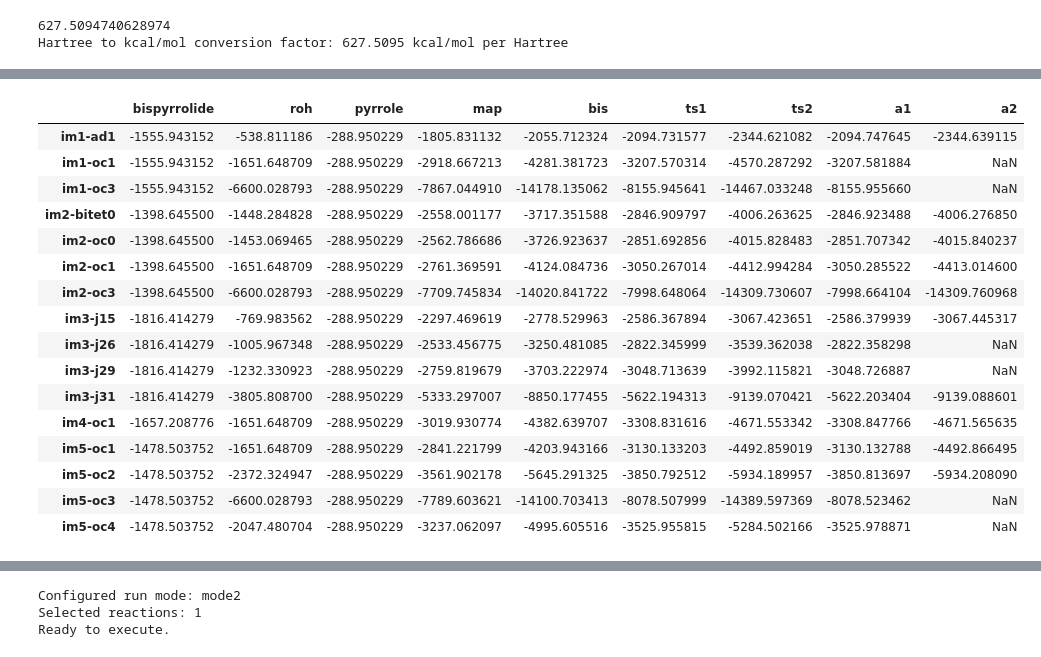
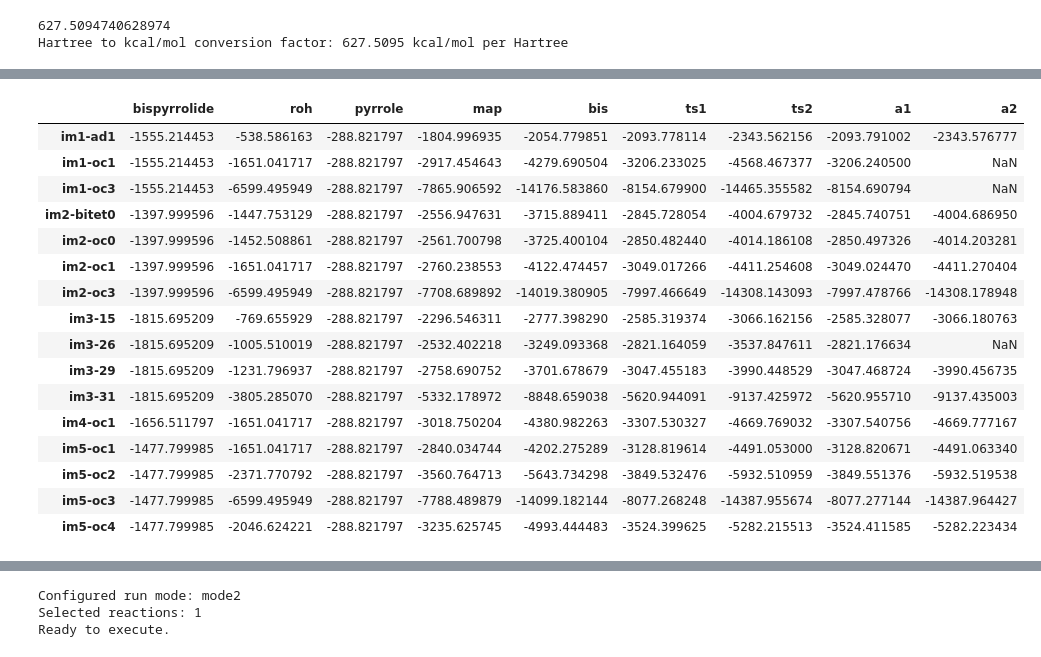
Before and after one commit to attiliocn/kinetics, a Jupyter notebook: main.ipynb, the cells around one changed output, grey strips where cells are left out. Saved outputs shown, nothing was run; the diff lists cells and outputs as text; code cells hidden in the pictures.

```diff
--- a/main.ipynb
+++ b/main.ipynb
@@ -43,10 +40,32 @@ Hartree to kcal/mol conversion factor: 627.5095 kcal/mol per Hartree
 RUN_MODE = "mode2"  # "mode1" or "mode2"
 
 # I/O
+
+# Exchange Dataset (Several Reactions - GFN1-xTB Geometries)
 DATASET_PATH = "imports/calculated-exchange.xlsx"
-DATASET_SHEET = "dft_data_tmp"
+DATASET_SHEET = "raw energies"
 EXPORT_DIR = Path("exports")
 PLOTS_DIR = EXPORT_DIR / "batch-plots"
+FORCE_DFT_CONDITIONS = True
+
+# # DFT validation set
+# DATASET_PATH = "imports/calc-dft.xlsx"
+# DATASET_SHEET = "1M STATE FINAL"
+# EXPORT_DIR = Path("exports")
+# PLOTS_DIR = EXPORT_DIR / "batch-plots"
+
+# Before starting a new run, clear the output directory to avoid confusion with old results
+import shutil
+if EXPORT_DIR.exists():
+    confirm = input(f"Delete and recreate '{EXPORT_DIR}'? [y/N] ")
+    if confirm.strip().lower() == "y":
+        shutil.rmtree(EXPORT_DIR)
+        EXPORT_DIR.mkdir()
+        print(f"Recreated '{EXPORT_DIR}'.")
+    else:
+        print("Skipped clearing output directory.")
+else:
+    EXPORT_DIR.mkdir()
 
 # Filtering
 REACTION_FILTERS = {
@@ -65,6 +84,7 @@ INITIAL_CONCENTRATIONS = dict(config.INITIAL_CONCENTRATIONS)
 N_SAMPLES = config.PERTURBATION_N_SAMPLES_DEFAULT
 SIGMA = config.PERTURBATION_SIGMA_DEFAULT
 RANDOM_SEED = config.PERTURBATION_SEED_DEFAULT
+REACTION_TIMEOUT_SECONDS = 1200  # skip reactions that take longer than this (seconds) for ALL SAMPLES simulations
 
 # Optional plotting
 SAVE_PLOTS = True
@@ -85,6 +105,7 @@ options = {
     "N_SAMPLES": N_SAMPLES,
     "SIGMA": SIGMA,
     "RANDOM_SEED": RANDOM_SEED,
+    "REACTION_TIMEOUT_SECONDS": REACTION_TIMEOUT_SECONDS,
     "SAVE_PLOTS": SAVE_PLOTS,
     "FIXED_PLOT_LIMITS": FIXED_PLOT_LIMITS,
 }
@@ -137,24 +342,28 @@ calculate_mechanism = calculate_mechanism_roh
 calculate_barriers = calculate_barriers_roh
 # %%
 dataset = load_dataset(DATASET_PATH, sheet_name=DATASET_SHEET)
+
+if FORCE_DFT_CONDITIONS:
+    dataset = dataset.loc[dft_labels]
+
 # Replace exact zeros by np.nan
 dataset.replace(0, np.nan, inplace=True)
 display(dataset)
 # %% [output]
 |  | bispyrrolide | roh | pyrrole | map | bis | ts1 | ts2 | a1 | a2 |
-| im1-ad1 | -1555.943152 | -538.811186 | -288.950229 | -1805.831132 | -2055.712324 | -2094.731577 | -2344.621082 | -2094.747645 | -2344.639115 |
-| im1-oc1 | -1555.943152 | -1651.648709 | -288.950229 | -2918.667213 | -4281.381723 | -3207.570314 | -4570.287292 | -3207.581884 | NaN |
-| im1-oc3 | -1555.943152 | -6600.028793 | -288.950229 | -7867.044910 | -14178.135062 | -8155.945641 | -14467.033248 | -8155.955660 | NaN |
-| im2-bitet0 | -1398.645500 | -1448.284828 | -288.950229 | -2558.001177 | -3717.351588 | -2846.909797 | -4006.263625 | -2846.923488 | -4006.276850 |
-| im2-oc0 | -1398.645500 | -1453.069465 | -288.950229 | -2562.786686 | -3726.923637 | -2851.692856 | -4015.828483 | -2851.707342 | -4015.840237 |
-| im2-oc1 | -1398.645500 | -1651.648709 | -288.950229 | -2761.369591 | -4124.084736 | -3050.267014 | -4412.994284 | -3050.285522 | -4413.014600 |
-| im2-oc3 | -1398.645500 | -6600.028793 | -288.950229 | -7709.745834 | -14020.841722 | -7998.648064 | -14309.730607 | -7998.664104 | -14309.760968 |
-| im3-j15 | -1816.414279 | -769.983562 | -288.950229 | -2297.469619 | -2778.529963 | -2586.367894 | -3067.423651 | -2586.379939 | -3067.445317 |
-| im3-j26 | -1816.414279 | -1005.967348 | -288.950229 | -2533.456775 | -3250.481085 | -2822.345999 | -3539.362038 | -2822.358298 | NaN |
-| im3-j29 | -1816.414279 | -1232.330923 | -288.950229 | -2759.819679 | -3703.222974 | -3048.713639 | -3992.115821 | -3048.726887 | NaN |
-| im3-j31 | -1816.414279 | -3805.808700 | -288.950229 | -5333.297007 | -8850.177455 | -5622.194313 | -9139.070421 | -5622.203404 | -9139.088601 |
-| im4-oc1 | -1657.208776 | -1651.648709 | -288.950229 | -3019.930774 | -4382.639707 | -3308.831616 | -4671.553342 | -3308.847766 | -4671.565635 |
-| im5-oc1 | -1478.503752 | -1651.648709 | -288.950229 | -2841.221799 | -4203.943166 | -3130.133203 | -4492.859019 | -3130.132788 | -4492.866495 |
-| im5-oc2 | -1478.503752 | -2372.324947 | -288.950229 | -3561.902178 | -5645.291325 | -3850.792512 | -5934.189957 | -3850.813697 | -5934.208090 |
-| im5-oc3 | -1478.503752 | -6600.028793 | -288.950229 | -7789.603621 | -14100.703413 | -8078.507999 | -14389.597369 | -8078.523462 | NaN |
-| im5-oc4 | -1478.503752 | -2047.480704 | -288.950229 | -3237.062097 | -4995.605516 | -3525.955815 | -5284.502166 | -3525.978871 | NaN |
+| im1-ad1 | -1555.214453 | -538.586163 | -288.821797 | -1804.996935 | -2054.779851 | -2093.778114 | -2343.562156 | -2093.791002 | -2343.576777 |
+| im1-oc1 | -1555.214453 | -1651.041717 | -288.821797 | -2917.454643 | -4279.690504 | -3206.233025 | -4568.467377 | -3206.240500 | NaN |
+| im1-oc3 | -1555.214453 | -6599.495949 | -288.821797 | -7865.906592 | -14176.583860 | -8154.679900 | -14465.355582 | -8154.690794 | NaN |
+| im2-bitet0 | -1397.999596 | -1447.753129 | -288.821797 | -2556.947631 | -3715.889411 | -2845.728054 | -4004.679732 | -2845.740751 | -4004.686950 |
+| im2-oc0 | -1397.999596 | -1452.508861 | -288.821797 | -2561.700798 | -3725.400104 | -2850.482440 | -4014.186108 | -2850.497326 | -4014.203281 |
+| im2-oc1 | -1397.999596 | -1651.041717 | -288.821797 | -2760.238553 | -4122.474457 | -3049.017266 | -4411.254608 | -3049.024470 | -4411.270404 |
+| im2-oc3 | -1397.999596 | -6599.495949 | -288.821797 | -7708.689892 | -14019.380905 | -7997.466649 | -14308.143093 | -7997.478766 | -14308.178948 |
+| im3-15 | -1815.695209 | -769.655929 | -288.821797 | -2296.546311 | -2777.398290 | -2585.319374 | -3066.162156 | -2585.328077 | -3066.180763 |
+| im3-26 | -1815.695209 | -1005.510019 | -288.821797 | -2532.402218 | -3249.093368 | -2821.164059 | -3537.847611 | -2821.176634 | NaN |
+| im3-29 | -1815.695209 | -1231.796937 | -288.821797 | -2758.690752 | -3701.678679 | -3047.455183 | -3990.448529 | -3047.468724 | -3990.456735 |
+| im3-31 | -1815.695209 | -3805.285070 | -288.821797 | -5332.178972 | -8848.659038 | -5620.944091 | -9137.425972 | -5620.955710 | -9137.435003 |
+| im4-oc1 | -1656.511797 | -1651.041717 | -288.821797 | -3018.750204 | -4380.982263 | -3307.530327 | -4669.769032 | -3307.540756 | -4669.777167 |
+| im5-oc1 | -1477.799985 | -1651.041717 | -288.821797 | -2840.034744 | -4202.275289 | -3128.819614 | -4491.053000 | -3128.820671 | -4491.063340 |
+| im5-oc2 | -1477.799985 | -2371.770792 | -288.821797 | -3560.764713 | -5643.734298 | -3849.532476 | -5932.510959 | -3849.551376 | -5932.519538 |
+| im5-oc3 | -1477.799985 | -6599.495949 | -288.821797 | -7788.489879 | -14099.182144 | -8077.268248 | -14387.955674 | -8077.277144 | -14387.964427 |
+| im5-oc4 | -1477.799985 | -2046.624221 | -288.821797 | -3235.625745 | -4993.444483 | -3524.399625 | -5282.215513 | -3524.411585 | -5282.223434 |
```
Also changed, not shown: parts of 12 cells of this notebook, 2 other files.
